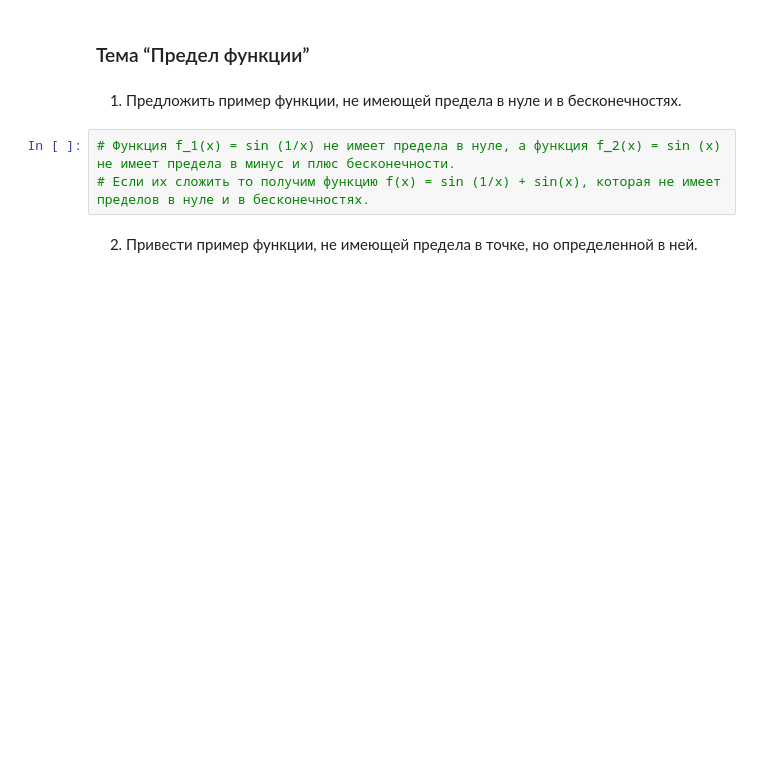
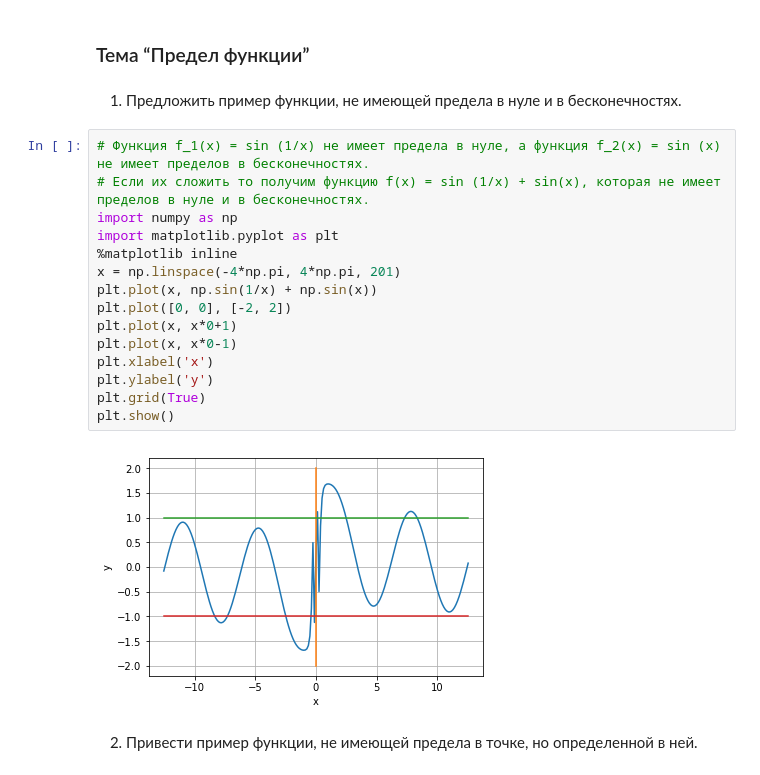
Before and after one commit to barinsm/GeekBrains, a Jupyter notebook: hw04.ipynb, the cells around one changed output. Saved outputs shown, nothing was run; the diff lists cells and outputs as text; blank space fills up the shorter version.

```diff
--- a/hw04.ipynb
+++ b/hw04.ipynb
@@ -5,8 +5,22 @@
 # %% [markdown]
 1. Предложить пример функции, не имеющей предела в нуле и в бесконечностях.
 # %%
-# Функция f_1(x) = sin (1/x) не имеет предела в нуле, а функция f_2(x) = sin (x) не имеет предела в минус и плюс бесконечности.
+# Функция f_1(x) = sin (1/x) не имеет предела в нуле, а функция f_2(x) = sin (x) не имеет пределов в бесконечностях.
 # Если их сложить то получим функцию f(x) = sin (1/x) + sin(x), которая не имеет пределов в нуле и в бесконечностях.
+import numpy as np
+import matplotlib.pyplot as plt
+%matplotlib inline
+x = np.linspace(-4*np.pi, 4*np.pi, 201)
+plt.plot(x, np.sin(1/x) + np.sin(x))
+plt.plot([0, 0], [-2, 2])
+plt.plot(x, x*0+1)
+plt.plot(x, x*0-1)
+plt.xlabel('x')
+plt.ylabel('y')
+plt.grid(True)
+plt.show()
+# %% [output]
+[figure, added]
 # %% [markdown]
 2. Привести пример функции, не имеющей предела в точке, но определенной в ней.
 # %%
```
Also changed, not shown: parts of 10 cells of this notebook.
